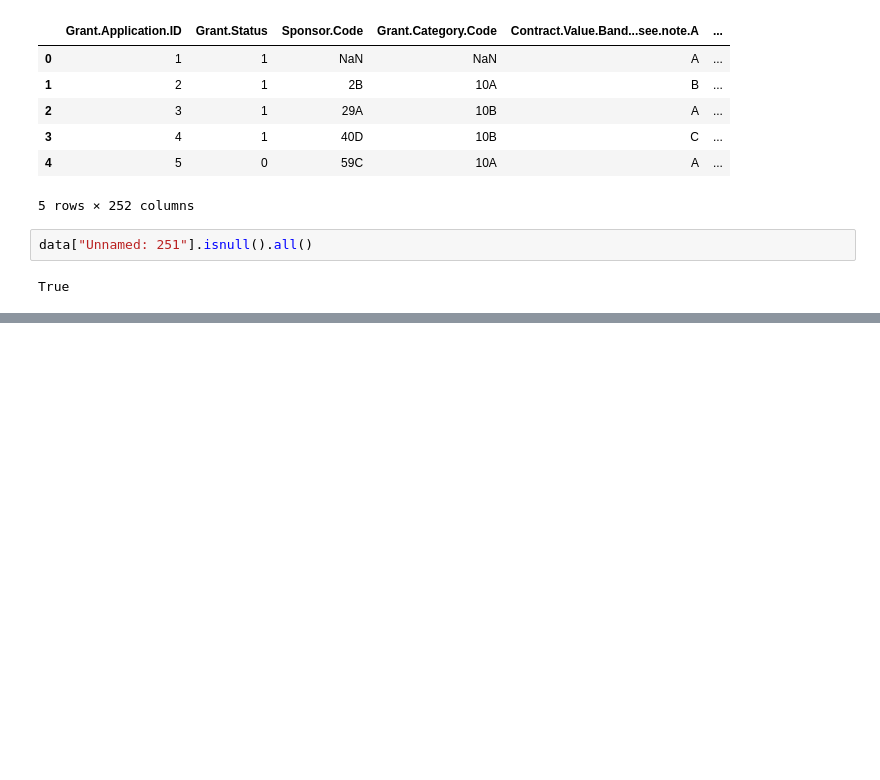
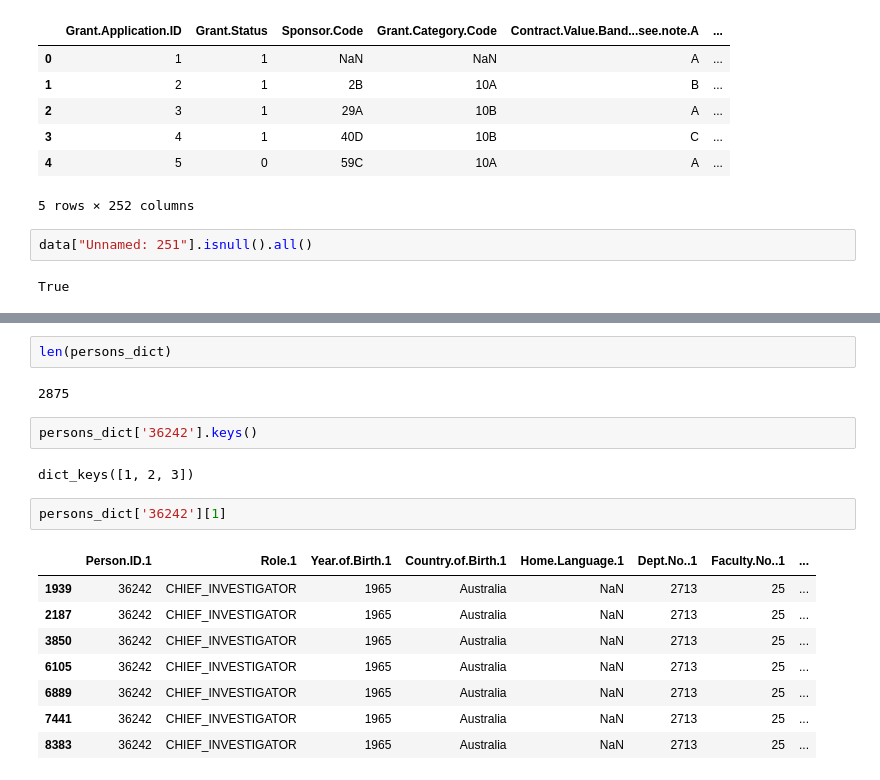
Before and after one commit to maximerihouey/grant_application, a Jupyter notebook: descriptive_analytics_maxime.ipynb, the cells around one changed output, grey strips where cells are left out. Cells and saved outputs as stored; diff of their text form; blank space fills up the shorter version.

```diff
--- a/descriptive_analytics_maxime.ipynb
+++ b/descriptive_analytics_maxime.ipynb
@@ -98,0 +155,19 @@ dtype: int64
+# %%
+len(persons_dict)
+# %% [output]
+2875
+# %%
+persons_dict['36242'].keys()
+# %% [output]
+dict_keys([1, 2, 3])
+# %%
+persons_dict['36242'][1]
+# %% [output]
+|  | Person.ID.1 | Role.1 | Year.of.Birth.1 | Country.of.Birth.1 | Home.Language.1 | Dept.No..1 | Faculty.No..1 | ... |
+| 1939 | 36242 | CHIEF_INVESTIGATOR | 1965 | Australia | NaN | 2713 | 25 | ... |
+| 2187 | 36242 | CHIEF_INVESTIGATOR | 1965 | Australia | NaN | 2713 | 25 | ... |
+| 3850 | 36242 | CHIEF_INVESTIGATOR | 1965 | Australia | NaN | 2713 | 25 | ... |
+| 6105 | 36242 | CHIEF_INVESTIGATOR | 1965 | Australia | NaN | 2713 | 25 | ... |
+| 6889 | 36242 | CHIEF_INVESTIGATOR | 1965 | Australia | NaN | 2713 | 25 | ... |
+| 7441 | 36242 | CHIEF_INVESTIGATOR | 1965 | Australia | NaN | 2713 | 25 | ... |
+| 8383 | 36242 | CHIEF_INVESTIGATOR | 1965 | Australia | NaN | 2713 | 25 | ... |
```
Also changed, not shown: parts of 22 cells of this notebook.
